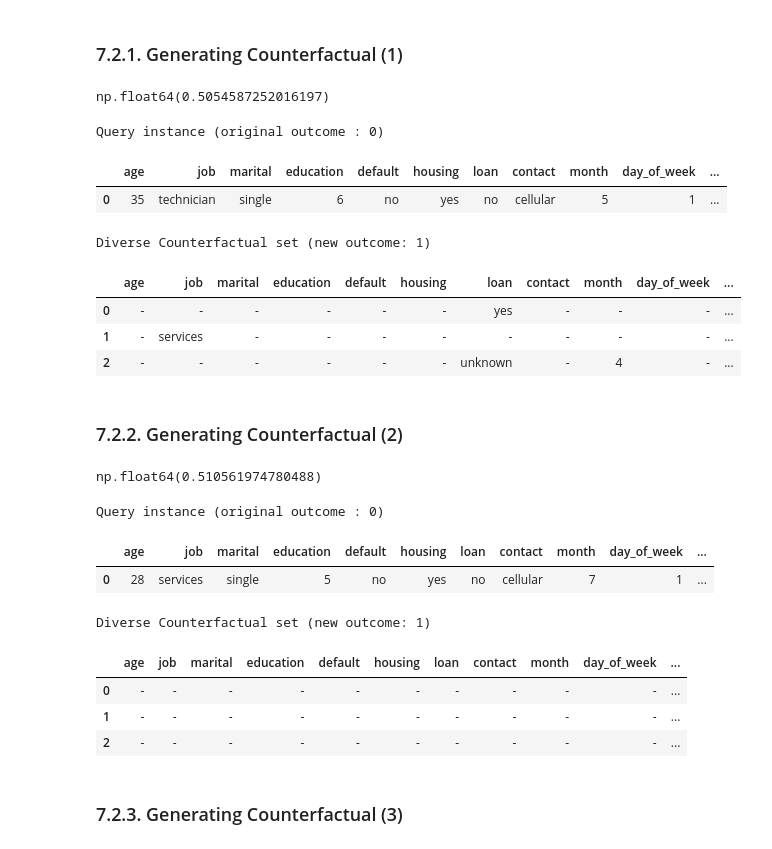
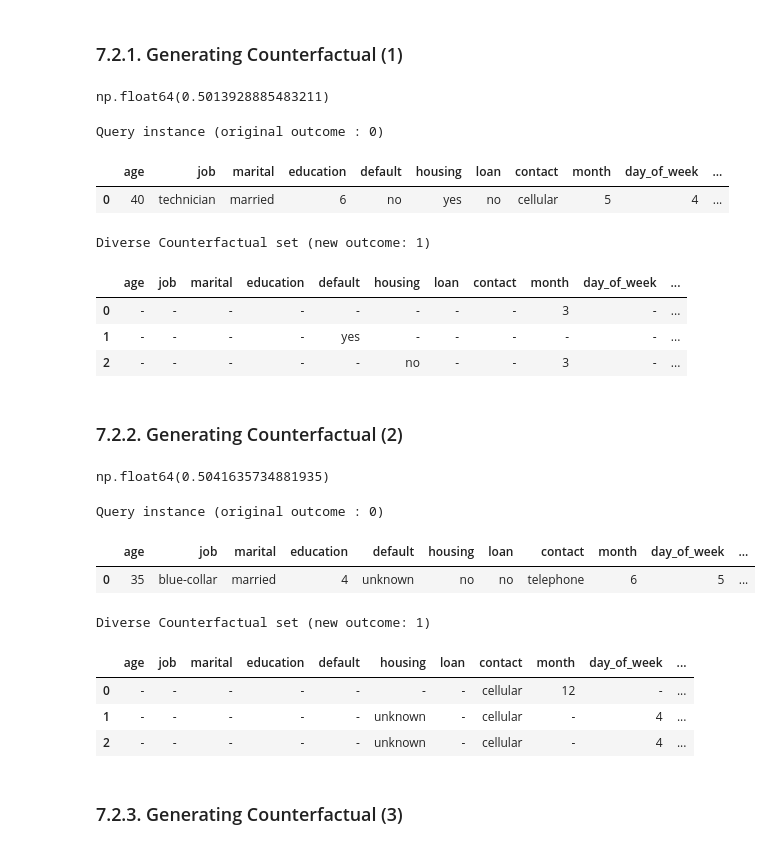
Before and after one commit to nikkoschy/jcdsol_enigma_finpro, a Jupyter notebook: finpro_enigma_bank_case_machine_learning.ipynb, the cells around one changed output. Drawn from its saved outputs; the diff is of its cells as text; code cells hidden in the pictures.

```diff
--- a/finpro_enigma_bank_case_machine_learning.ipynb
+++ b/finpro_enigma_bank_case_machine_learning.ipynb
@@ -989,7 +989,7 @@ InvalidModelError: Model type not yet supported by TreeExplainer: <class 'sklear
 cf_df = X_train.copy()
 
 # Specify Numerical Columns
-numeric_features = list(cf_df.select_dtypes(include=['float64', 'int64']).columns)
+numeric_features = list(cf_df.select_dtypes(include=['number']).columns)
 
 cf_df['Deposit'] = y_train.reset_index(drop=True)
 
@@ -997,7 +997,7 @@ cf_df['Deposit'] = y_train.reset_index(drop=True)
 data_interface = dice_ml.Data(dataframe=cf_df, continuous_features=numeric_features, outcome_name='Deposit')
 
 # Define the Model Interface
-model_interface = dice_ml.Model(model=adaboost_best_pipeline_f2, backend='sklearn')
+model_interface = dice_ml.Model(model=ada_rs_best_pipe, backend='sklearn')
 
 # Initialize Dice
 dice = Dice(data_interface, model_interface)
@@ -1045,58 +1049,62 @@ Diverse Counterfactual set (new outcome: 1)
 ### 7.2.1. Generating Counterfactual (1)
 # %%
 # Get the probability for the positive class (Deposit) for the counterfactual
-probability_sample1 = adaboost_best_pipeline_f2.predict_proba(counterfact_sample1)[0, 1]
-probability_sample1
+probability_sample_1 = ada_rs_best_pipe.predict_proba(cf_sample_1)[0, 1]
+probability_sample_1
 # %% [output]
-np.float64(0.5054587252016197)
+np.float64(0.5013928885483211)
 # %%
+sample = int(X_test.sample(n=1).index[0])
+
 # Generate Counterfactuals
 pd.set_option('display.max_columns', None)
-cf = dice.generate_counterfactuals(X_test.reset_index(drop=True).loc[[6598]], desired_class='opposite', total_CFs=3,
+cf = dice.generate_counterfactuals(X_test.reset_index(drop=True).loc[[ sample ]], desired_class='opposite', total_CFs=3,
                                    features_to_vary='all')
 
 # Display
 cf.visualize_as_dataframe(show_only_changes=True)
 
 # Store Generated Counterfactual Instance
-counterfact_sample2 = cf.cf_examples_list[0].final_cfs_df
+cf_sample_2 = cf.cf_examples_list[0].final_cfs_df
 # %% [output]
 Query instance (original outcome : 0)
 |  | age | job | marital | education | default | housing | loan | contact | month | day_of_week | ... |
-| 0 | 35 | technician | single | 6 | no | yes | no | cellular | 5 | 1 | ... |
+| 0 | 40 | technician | married | 6 | no | yes | no | cellular | 5 | 4 | ... |
 Diverse Counterfactual set (new outcome: 1)
 |  | age | job | marital | education | default | housing | loan | contact | month | day_of_week | ... |
-| 0 | - | - | - | - | - | - | yes | - | - | - | ... |
-| 1 | - | services | - | - | - | - | - | - | - | - | ... |
-| 2 | - | - | - | - | - | - | unknown | - | 4 | - | ... |
+| 0 | - | - | - | - | - | - | - | - | 3 | - | ... |
+| 1 | - | - | - | - | yes | - | - | - | - | - | ... |
+| 2 | - | - | - | - | - | no | - | - | 3 | - | ... |
 # %% [markdown]
 ### 7.2.2. Generating Counterfactual (2)
 # %%
 # Get the probability for the positive class (Deposit) for the counterfactual
-probability_sample2 = adaboost_best_pipeline_f2.predict_proba(counterfact_sample2)[0, 1]
+probability_sample2 = ada_rs_best_pipe.predict_proba(cf_sample_2)[0, 1]
 probability_sample2
 # %% [output]
-np.float64(0.510561974780488)
+np.float64(0.5041635734881935)
 # %%
+sample = int(X_train.sample(n=1).index[0])
+
 # Generate Counterfactuals
 pd.set_option('display.max_columns', None)
-cf = dice.generate_counterfactuals(X_test.reset_index(drop=True).loc[[8234]], desired_class='opposite', total_CFs=3,
+cf = dice.generate_counterfactuals(X_test.reset_index(drop=True).loc[[ sample ]], desired_class='opposite', total_CFs=3,
                                    features_to_vary='all')
 
 # Display
 cf.visualize_as_dataframe(show_only_changes=True)
 
 # Store Generated Counterfactual Instance
-counterfact_sample3 = cf.cf_examples_list[0].final_cfs_df
+cf_sample_3 = cf.cf_examples_list[0].final_cfs_df
 # %% [output]
 Query instance (original outcome : 0)
 |  | age | job | marital | education | default | housing | loan | contact | month | day_of_week | ... |
-| 0 | 28 | services | single | 5 | no | yes | no | cellular | 7 | 1 | ... |
+| 0 | 35 | blue-collar | married | 4 | unknown | no | no | telephone | 6 | 5 | ... |
 Diverse Counterfactual set (new outcome: 1)
 |  | age | job | marital | education | default | housing | loan | contact | month | day_of_week | ... |
-| 0 | - | - | - | - | - | - | - | - | - | - | ... |
-| 1 | - | - | - | - | - | - | - | - | - | - | ... |
-| 2 | - | - | - | - | - | - | - | - | - | - | ... |
+| 0 | - | - | - | - | - | - | - | cellular | 12 | - | ... |
+| 1 | - | - | - | - | - | unknown | - | cellular | - | 4 | ... |
+| 2 | - | - | - | - | - | unknown | - | cellular | - | 4 | ... |
 # %% [markdown]
 ### 7.2.3. Generating Counterfactual (3)
 # %%
```
Also changed, not shown: parts of 7 cells of this notebook.
